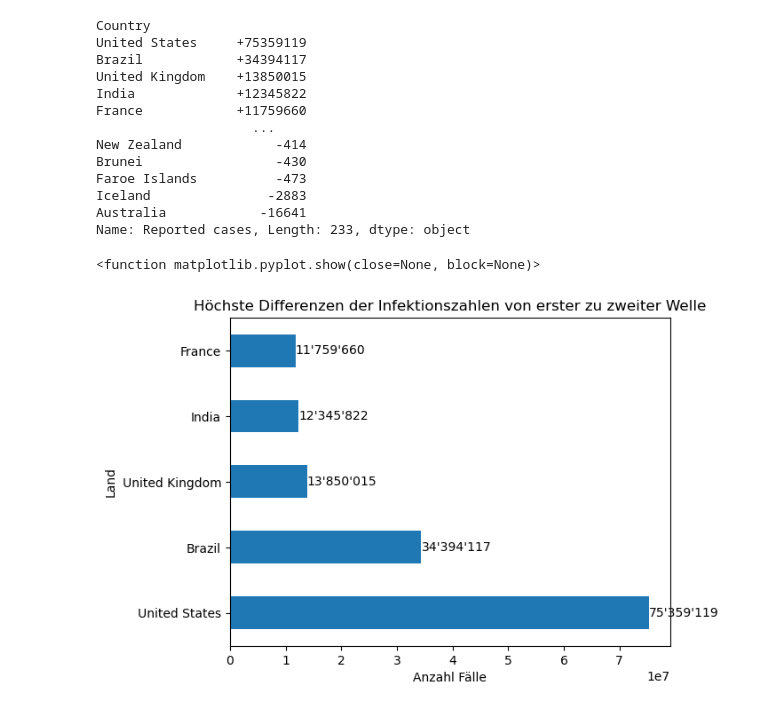
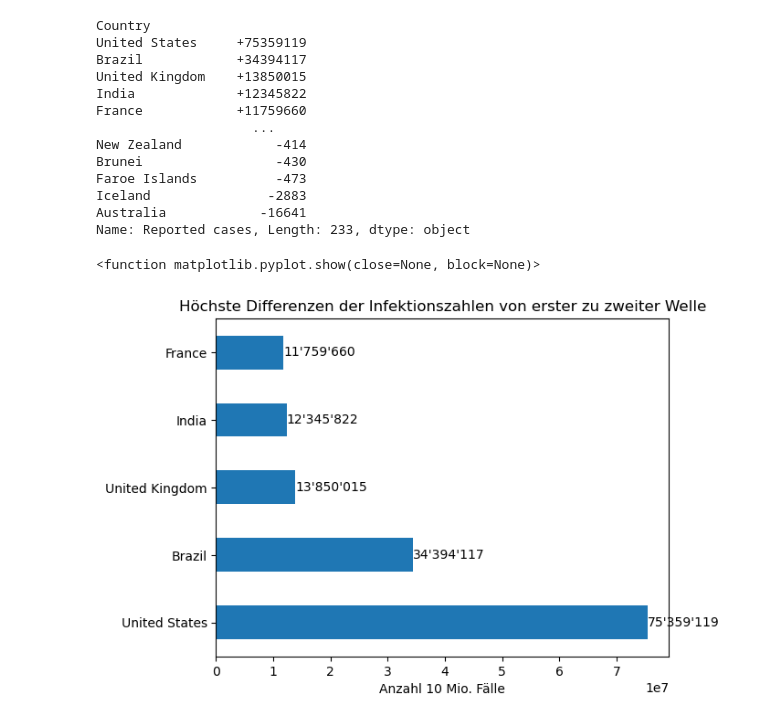
Before and after one commit to dieratob/LN-2_Informatik, a Jupyter notebook: COVID_Zahlen_LN2.ipynb, the cells around one changed output. Saved outputs shown, nothing was run; the diff lists cells and outputs as text; code cells hidden in the pictures.

```diff
--- a/COVID_Zahlen_LN2.ipynb
+++ b/COVID_Zahlen_LN2.ipynb
@@ -377,12 +377,12 @@ Australia            -16641
 Name: Reported cases, Length: 233, dtype: object
 # %%
 diff_waves_dia = (diff_waves > 11759659)
-dia = diff_waves[diff_waves_dia].plot(kind='barh', ylabel='Land', xlabel="Anzahl Fälle", title='Höchste Differenzen der Infektionszahlen von erster zu zweiter Welle')
+dia = diff_waves[diff_waves_dia].plot(kind='barh', ylabel='', xlabel="Anzahl 10 Mio. Fälle", title='Höchste Differenzen der Infektionszahlen von erster zu zweiter Welle')
 
 def format_with_apostrophe(value):
     return f"{int(value):,}".replace(",", "'")
 dia.bar_label(dia.containers[0], labels=[format_with_apostrophe(x) for x in diff_waves[diff_waves_dia]])
 plt.show
 # %% [output]
 <function matplotlib.pyplot.show(close=None, block=None)>
-[figure, old version]
+[figure, new version]
```
